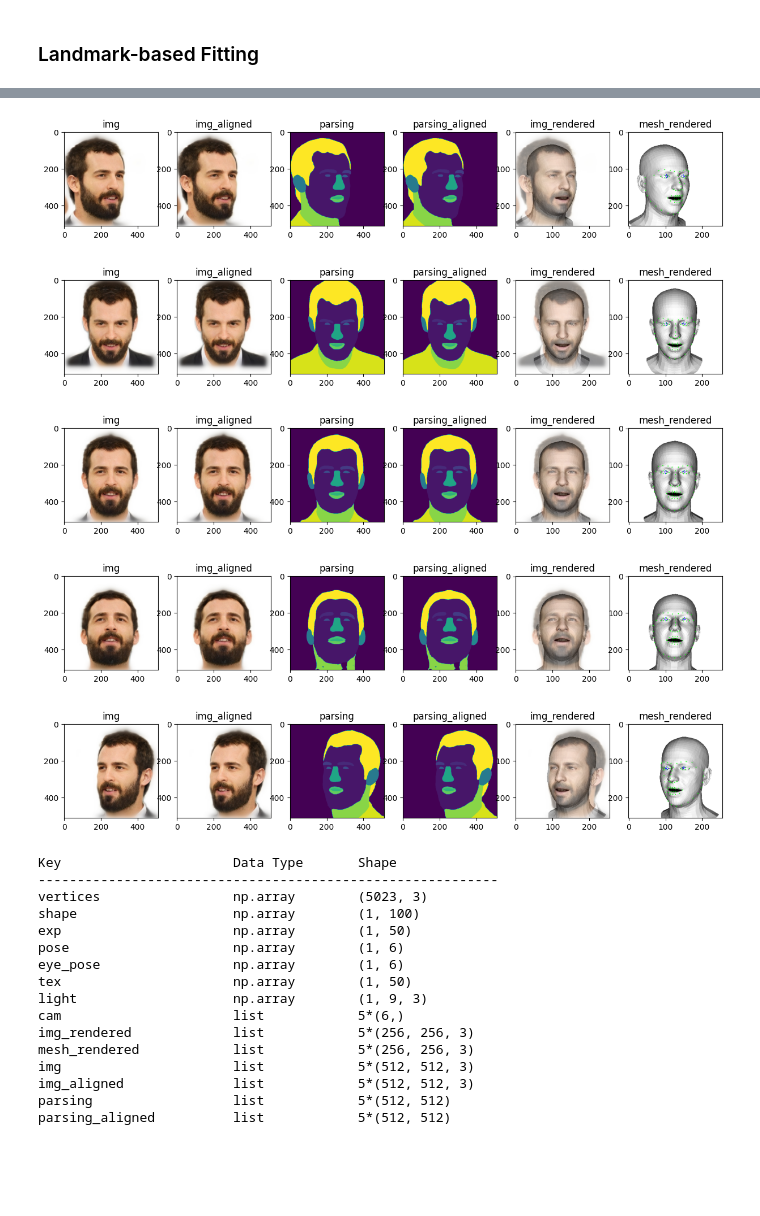
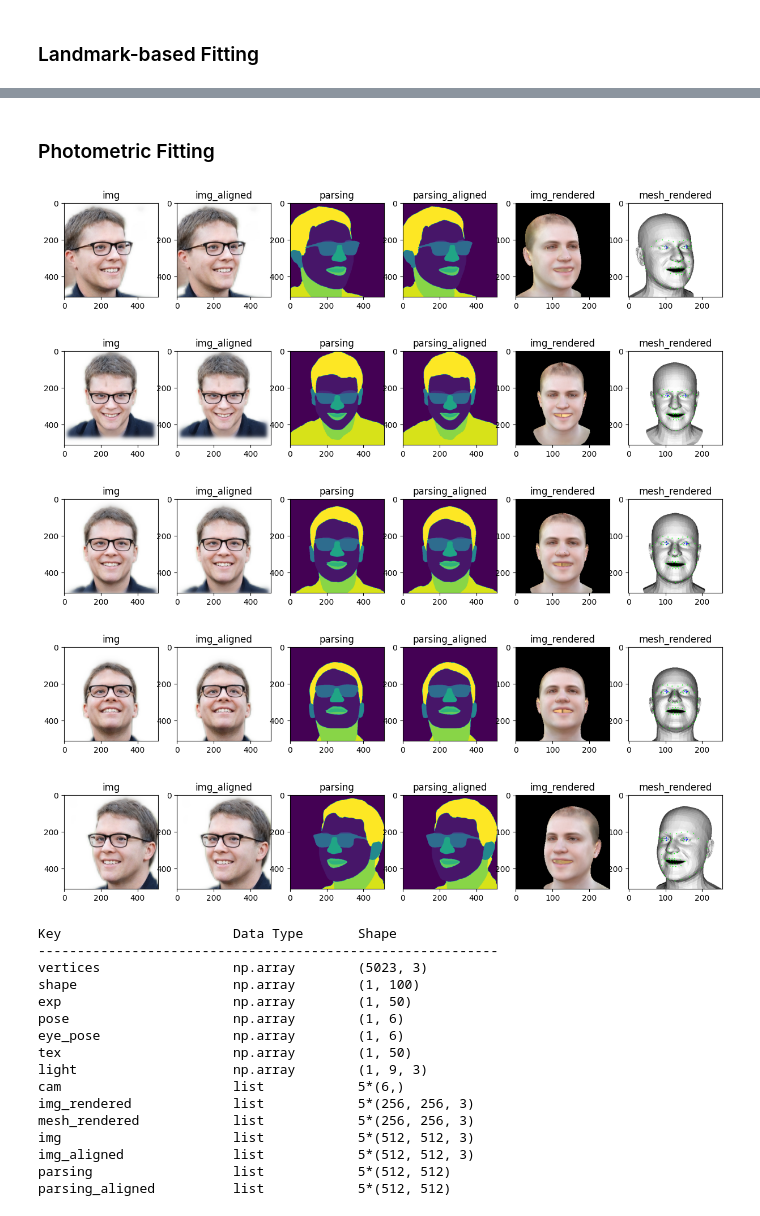
Before and after one commit to PeizhiYan/flame-head-tracker, a Jupyter notebook: Example_multi-view-reconstruction.ipynb, the cells around one changed output, grey strips where cells are left out. Drawn from its saved outputs; the diff is of its cells as text; code cells hidden in the pictures; blank space fills up the shorter version.

Commit message:
v2.2
1) Support for FAN landmark detector
2) Added photometric fitting in multi-view

```diff
--- a/Example_multi-view-reconstruction.ipynb
+++ b/Example_multi-view-reconstruction.ipynb
@@ -87,3 +90,33 @@ trained model found. load models/deca_model.tar
 Flame Tracker ready.
 # %% [markdown]
 ### Landmark-based Fitting
+# %%
+"""
+example multi-view images used here were generated using PanoHead
+https://github.com/SizheAn/PanoHead
+"""
+
+example = '2'
+img_paths = [
+    f'./assets/multi-view-example/{example}/img_aligned_(-0.5_0.0).jpg',
+    f'./assets/multi-view-example/{example}/img_aligned_(0.0_-0.5).jpg',
+    f'./assets/multi-view-example/{example}/img_aligned_(0.0_0.0).jpg',
+    f'./assets/multi-view-example/{example}/img_aligned_(0.0_0.5).jpg',
+    f'./assets/multi-view-example/{example}/img_aligned_(0.5_0.0).jpg',
+]
+
+# tracker.update_fov(fov=20) # optional, manually set the camera FOV
+
+ret_dict = tracker.load_images_and_run(img_paths, realign=True, photometric_fitting=False)
+plot(ret_dict)
+
+
+# # check the shapes of returned results
+print('Key             \t Data Type \t Shape')
+print('-----------------------------------------------------------')
+for key in ret_dict:
+    key_str = f'{key}'.ljust(15)
+    if type(ret_dict[key]) is list:
+        print(f'{key_str} \t list     \t {len(ret_dict[key])}*{ret_dict[key][0].shape}')
+    else:
+        print(f'{key_str} \t np.array \t {ret_dict[key].shape}')
@@ -90,36 +146,41 @@ Flame Tracker ready.
+# %% [markdown]
+### Photometric Fitting
 # %%
 """
 example multi-view images used here were generated using PanoHead
 https://github.com/SizheAn/PanoHead
 """
 
+example = '2'
 img_paths = [
-    './assets/multi-view-example/img_aligned_(-0.5_0.0).jpg',
-    './assets/multi-view-example/img_aligned_(0.0_-0.5).jpg',
-    './assets/multi-view-example/img_aligned_(0.0_0.0).jpg',
-    './assets/multi-view-example/img_aligned_(0.0_0.5).jpg',
-    './assets/multi-view-example/img_aligned_(0.5_0.0).jpg',
+    f'./assets/multi-view-example/{example}/img_aligned_(-0.5_0.0).jpg',
+    f'./assets/multi-view-example/{example}/img_aligned_(0.0_-0.5).jpg',
+    f'./assets/multi-view-example/{example}/img_aligned_(0.0_0.0).jpg',
+    f'./assets/multi-view-example/{example}/img_aligned_(0.0_0.5).jpg',
+    f'./assets/multi-view-example/{example}/img_aligned_(0.5_0.0).jpg',
 ]
 
-ret_dict = tracker.load_images_and_run(img_paths, realign=True, photometric_fitting=False)
+# tracker.update_fov(fov=20) # optional, manually set the camera FOV
+
+ret_dict = tracker.load_images_and_run(img_paths, realign=True, photometric_fitting=True)
 plot(ret_dict)
 
 
 # # check the shapes of returned results
 print('Key             \t Data Type \t Shape')
 print('-----------------------------------------------------------')
 for key in ret_dict:
     key_str = f'{key}'.ljust(15)
     if type(ret_dict[key]) is list:
         print(f'{key_str} \t list     \t {len(ret_dict[key])}*{ret_dict[key][0].shape}')
     else:
         print(f'{key_str} \t np.array \t {ret_dict[key].shape}')
 # %% [output]
-[figure, old version]
+[figure, new version]
-[figure, old version]
+[figure, new version]
-[figure, old version]
+[figure, new version]
-[figure, old version]
+[figure, new version]
-[figure, old version]
+[figure, new version]
 Key                      Data Type       Shape
 -----------------------------------------------------------
 vertices                 np.array        (5023, 3)
```
Also changed, not shown: parts of 2 cells of this notebook, 21 other files.
